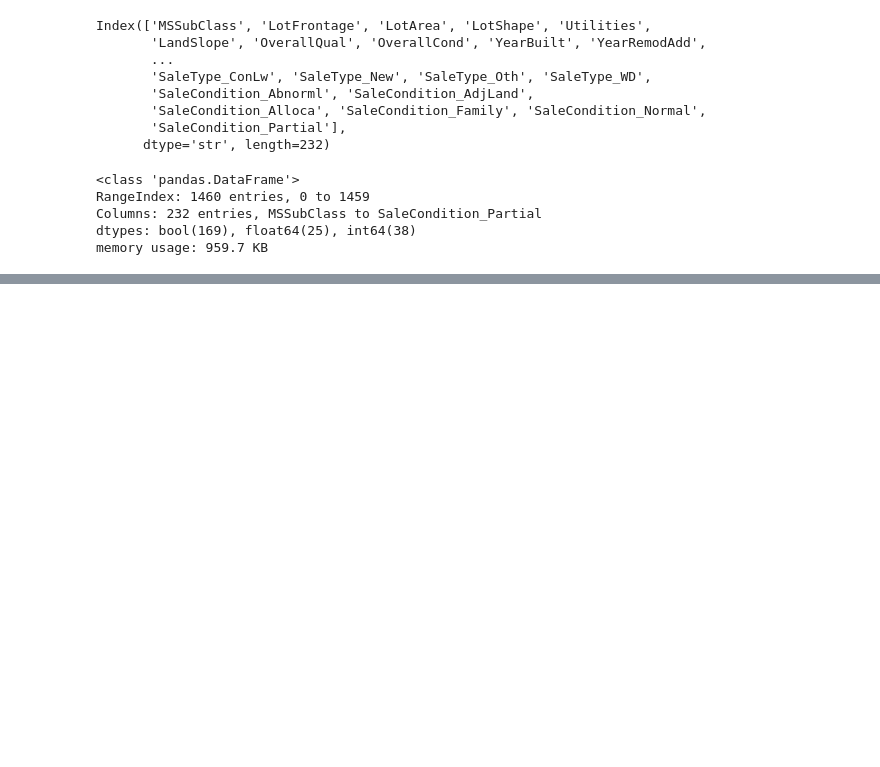
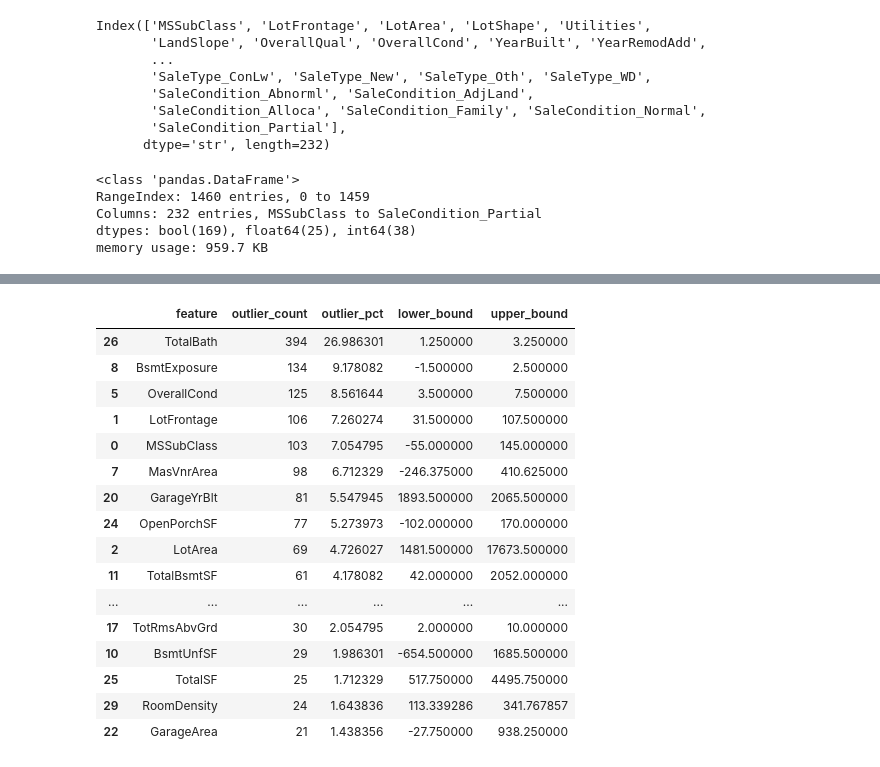
Before and after one commit to AsserMahmoud-DS/realestatecons, a Jupyter notebook: notebooks/eda_features.ipynb, the cells around one changed output, grey strips where cells are left out. Saved outputs shown, nothing was run; the diff lists cells and outputs as text; code cells hidden in the pictures; blank space fills up the shorter version.

```diff
--- a/notebooks/eda_features.ipynb
+++ b/notebooks/eda_features.ipynb
@@ -409,0 +376,49 @@ Total chunks: 12
+# %%
+# Detect outlier-heavy numeric columns using IQR
+numeric_cols = encoded_train_df.select_dtypes(include=[np.number]).columns.tolist()
+numeric_cols = [c for c in numeric_cols if c != 'SalePrice']
+
+outlier_rows = []
+for col in numeric_cols:
+    q1 = encoded_train_df[col].quantile(0.25)
+    q3 = encoded_train_df[col].quantile(0.75)
+    iqr = q3 - q1
+
+    # Skip constant columns
+    if iqr == 0:
+        continue
+
+    lower = q1 - 1.5 * iqr
+    upper = q3 + 1.5 * iqr
+    mask = (encoded_train_df[col] < lower) | (encoded_train_df[col] > upper)
+    count = int(mask.sum())
+
+    if count > 0:
+        outlier_rows.append({
+            'feature': col,
+            'outlier_count': count,
+            'outlier_pct': 100 * count / len(encoded_train_df),
+            'lower_bound': lower,
+            'upper_bound': upper,
+        })
+
+outlier_summary = pd.DataFrame(outlier_rows).sort_values('outlier_pct', ascending=False)
+outlier_summary.head(20)
+# %% [output]
+|  | feature | outlier_count | outlier_pct | lower_bound | upper_bound |
+| 26 | TotalBath | 394 | 26.986301 | 1.250000 | 3.250000 |
+| 8 | BsmtExposure | 134 | 9.178082 | -1.500000 | 2.500000 |
+| 5 | OverallCond | 125 | 8.561644 | 3.500000 | 7.500000 |
+| 1 | LotFrontage | 106 | 7.260274 | 31.500000 | 107.500000 |
+| 0 | MSSubClass | 103 | 7.054795 | -55.000000 | 145.000000 |
+| 7 | MasVnrArea | 98 | 6.712329 | -246.375000 | 410.625000 |
+| 20 | GarageYrBlt | 81 | 5.547945 | 1893.500000 | 2065.500000 |
+| 24 | OpenPorchSF | 77 | 5.273973 | -102.000000 | 170.000000 |
+| 2 | LotArea | 69 | 4.726027 | 1481.500000 | 17673.500000 |
+| 11 | TotalBsmtSF | 61 | 4.178082 | 42.000000 | 2052.000000 |
+| ... | ... | ... | ... | ... | ... |
+| 17 | TotRmsAbvGrd | 30 | 2.054795 | 2.000000 | 10.000000 |
+| 10 | BsmtUnfSF | 29 | 1.986301 | -654.500000 | 1685.500000 |
+| 25 | TotalSF | 25 | 1.712329 | 517.750000 | 4495.750000 |
+| 29 | RoomDensity | 24 | 1.643836 | 113.339286 | 341.767857 |
+| 22 | GarageArea | 21 | 1.438356 | -27.750000 | 938.250000 |
```
Also changed, not shown: parts of 10 cells of this notebook.
